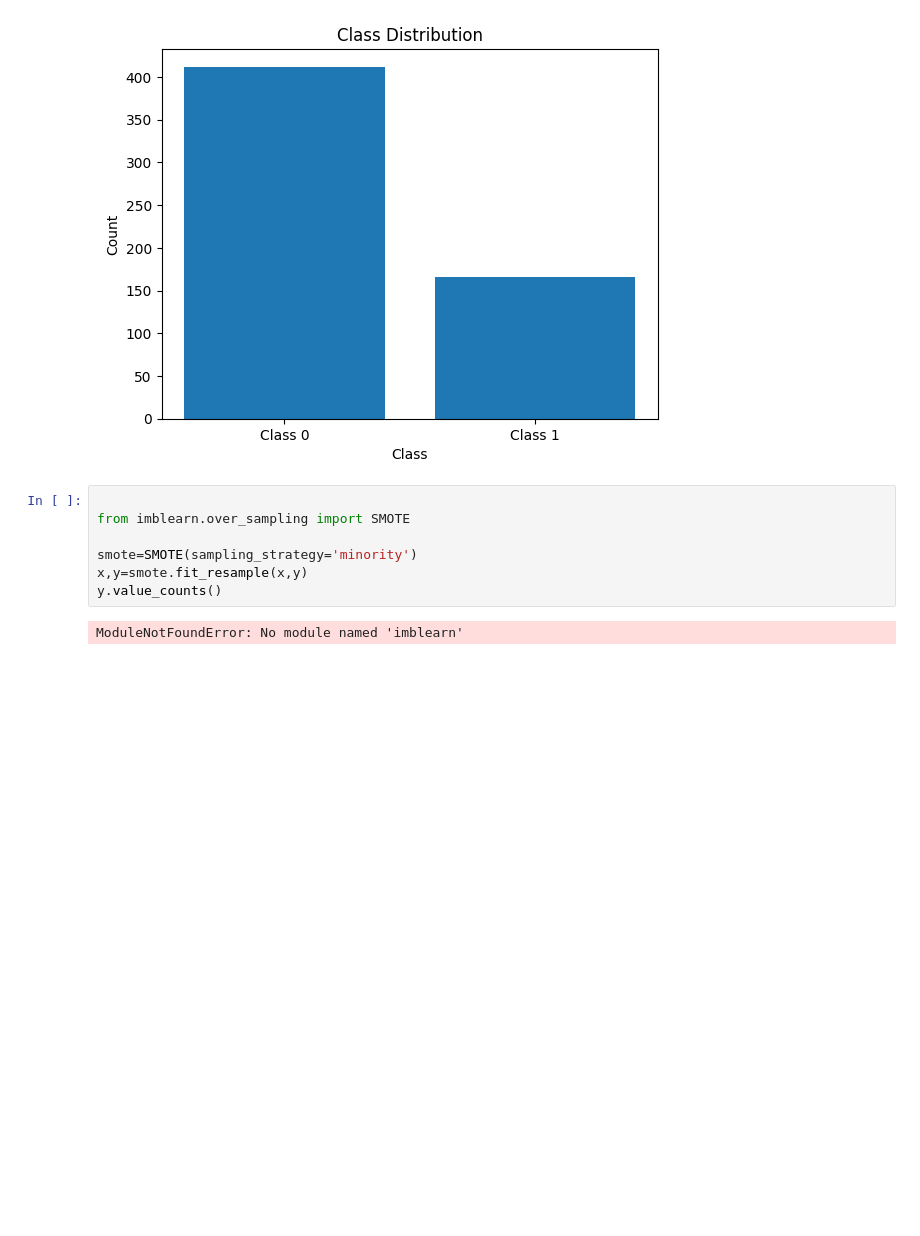
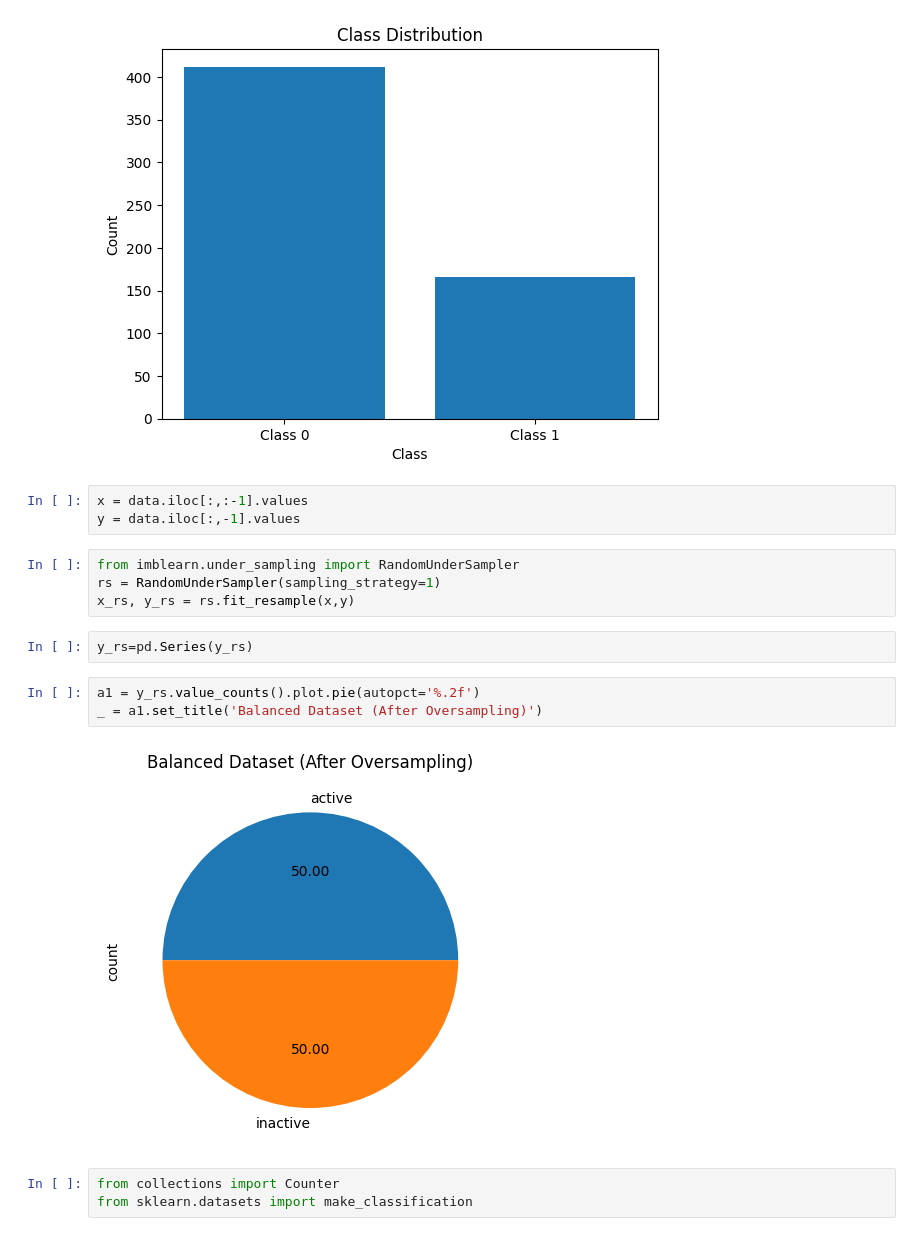
Before and after one commit to Sandip-Maity-2023/Logic-building-with-Python, a Jupyter notebook: Exploratory Data Analysis Lab/05random sampling.ipynb, the cells around one changed output. Cells and saved outputs as stored; diff of their text form; blank space fills up the shorter version.

```diff
--- a/Exploratory Data Analysis Lab/random sampling.ipynb
+++ b/Exploratory Data Analysis Lab/05random sampling.ipynb
@@ -83,11 +83,19 @@ plt.show()
 # %% [output]
 [figure]
 # %%
-
-from imblearn.over_sampling import SMOTE
-
-smote=SMOTE(sampling_strategy='minority')
-x,y=smote.fit_resample(x,y)
-y.value_counts()
+x = data.iloc[:,:-1].values
+y = data.iloc[:,-1].values
-# %% [output]
-ModuleNotFoundError: No module named 'imblearn'
+# %%
+from imblearn.under_sampling import RandomUnderSampler
+rs = RandomUnderSampler(sampling_strategy=1)
+x_rs, y_rs = rs.fit_resample(x,y)
+# %%
+y_rs=pd.Series(y_rs)
+# %%
+a1 = y_rs.value_counts().plot.pie(autopct='%.2f')
+_ = a1.set_title('Balanced Dataset (After Oversampling)')
+# %% [output]
+[figure, added]
+# %%
+from collections import Counter
+from sklearn.datasets import make_classification
```
Also changed, not shown: parts of 3 cells of this notebook, 2 other files.
